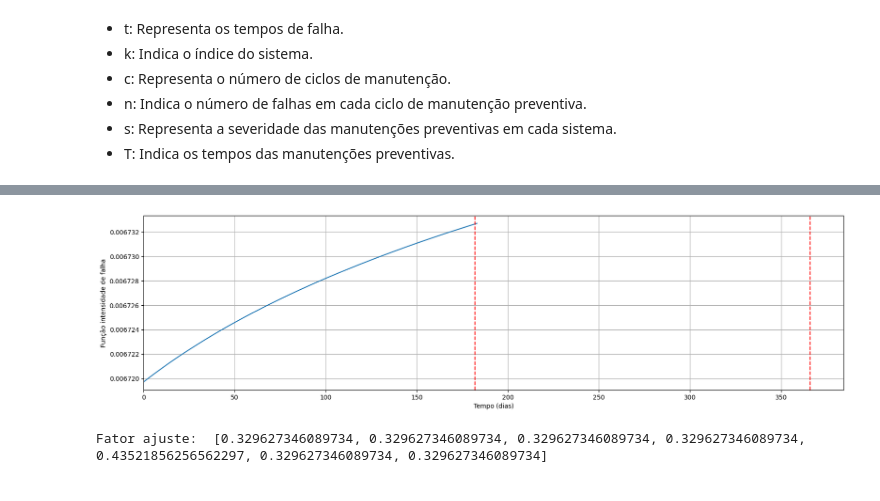
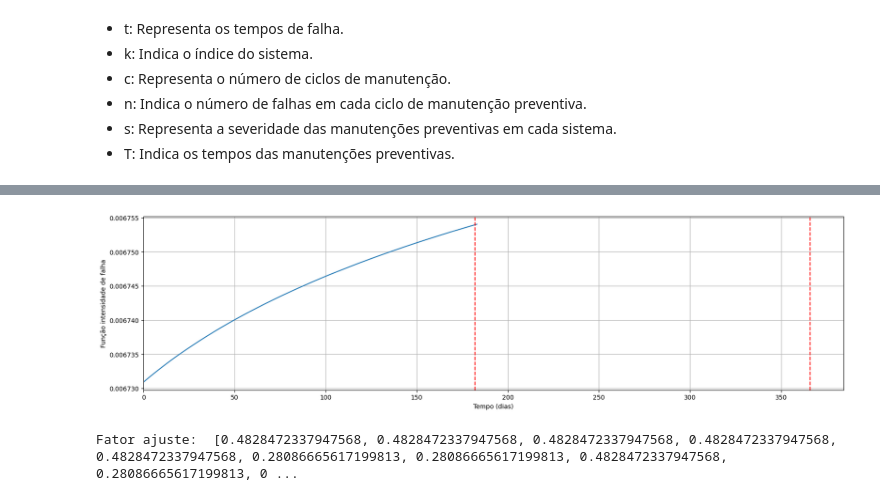
Before and after one commit to uervitonsantos/Otimizacao-Politicaca-Manutencao-Preventiva-Imperfeita, a Jupyter notebook: Algoritmo_PSO_para_otimização_de_custo_de_manutenção_preventiva_v13.ipynb, the cells around one changed output, grey strips where cells are left out. Cells and saved outputs as stored; diff of their text form; code cells hidden in the pictures.

```diff
--- a/Algoritmo_PSO_para_otimização_de_custo_de_manutenção_preventiva_v13.ipynb
+++ b/Algoritmo_PSO_para_otimização_de_custo_de_manutenção_preventiva_v13.ipynb
@@ -349,32 +342,32 @@ Tempo de Convergência para a primeira etapa: 0.0072824954986572266 segundos
 # %%
-lamb = 149.0660105892337
-beta = 1.0021041775754342
-theta = 0.5713164590755301
+lamb = 148.8236099092524
+beta = 1.003177327961337
+theta = 0.6594169622308468
 
 solucao = [lamb, beta, theta]
 
 # Cria a instância da classe IntensidadeFalha
 intensidadeFalha = IntensidadeFalha()
 
 # Inicializa a instância com os valores necessários
 intensidadeFalha.inicio(T, execute_function(fator_melhoria, ck, m, s, theta), solucao)
 
 # Cria os dados da intensidade de falha
 intensidadeFalha.create()
 
 # Plota o gráfico da intensidade de falha
 intensidadeFalha.plotar()
 
 fator = execute_function(fator_melhoria, ck, m, s, theta)
 print('Fator ajuste: ', fator[0])
 
 last_value_fator_ajuste = fator[0][-1]
 
 time_duration = 1
 time.sleep(time_duration)
 # %% [output]
-[figure, old version]
+[figure, new version]
-Fator ajuste:  [0.329627346089734, 0.329627346089734, 0.329627346089734, 0.329627346089734, 0.43521856256562297, 0.329627346089734, 0.329627346089734]
+Fator ajuste:  [0.4828472337947568, 0.4828472337947568, 0.4828472337947568, 0.4828472337947568, 0.4828472337947568, 0.28086665617199813, 0.28086665617199813, 0.4828472337947568, 0.28086665617199813, 0 ...
 # %%
 # Configurar a formatação da moeda
 def format_currency(value):
```
Also changed, not shown: parts of 24 cells of this notebook.
